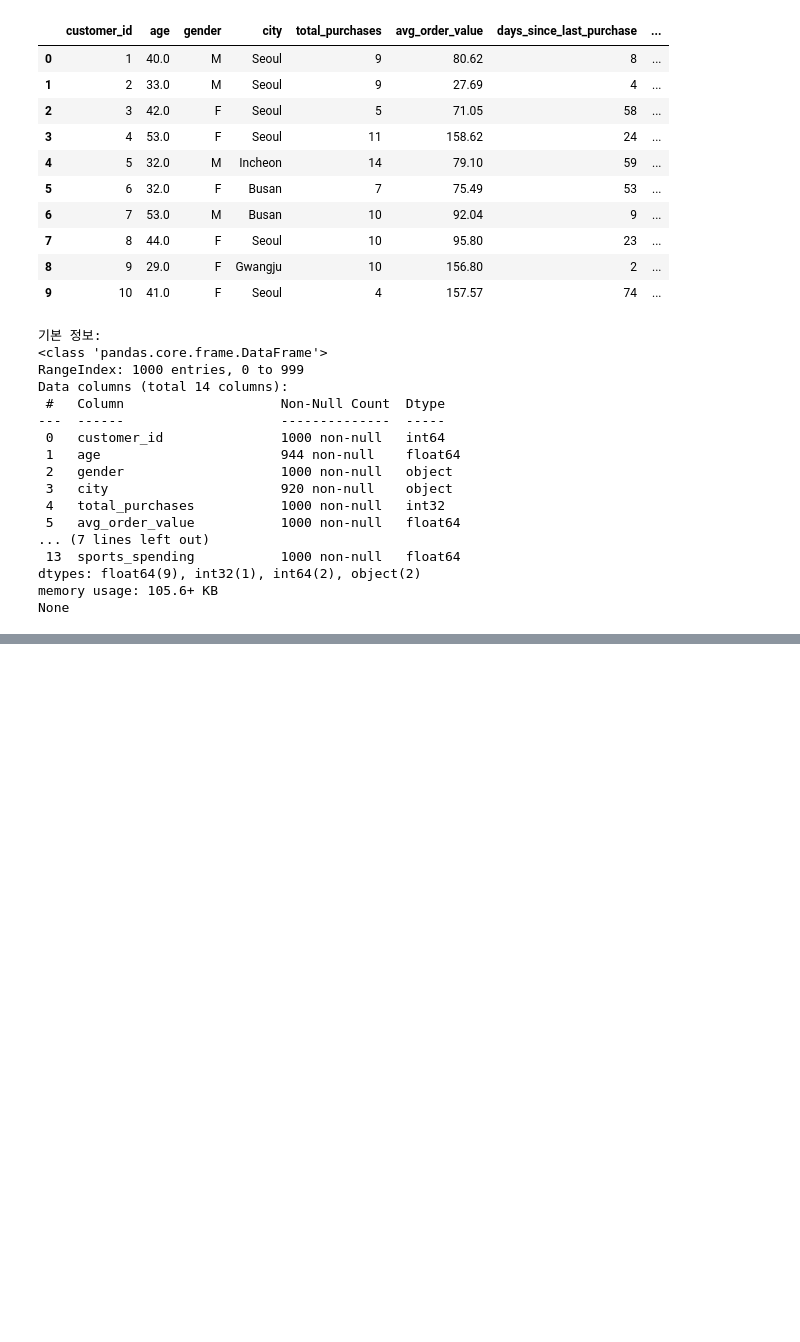
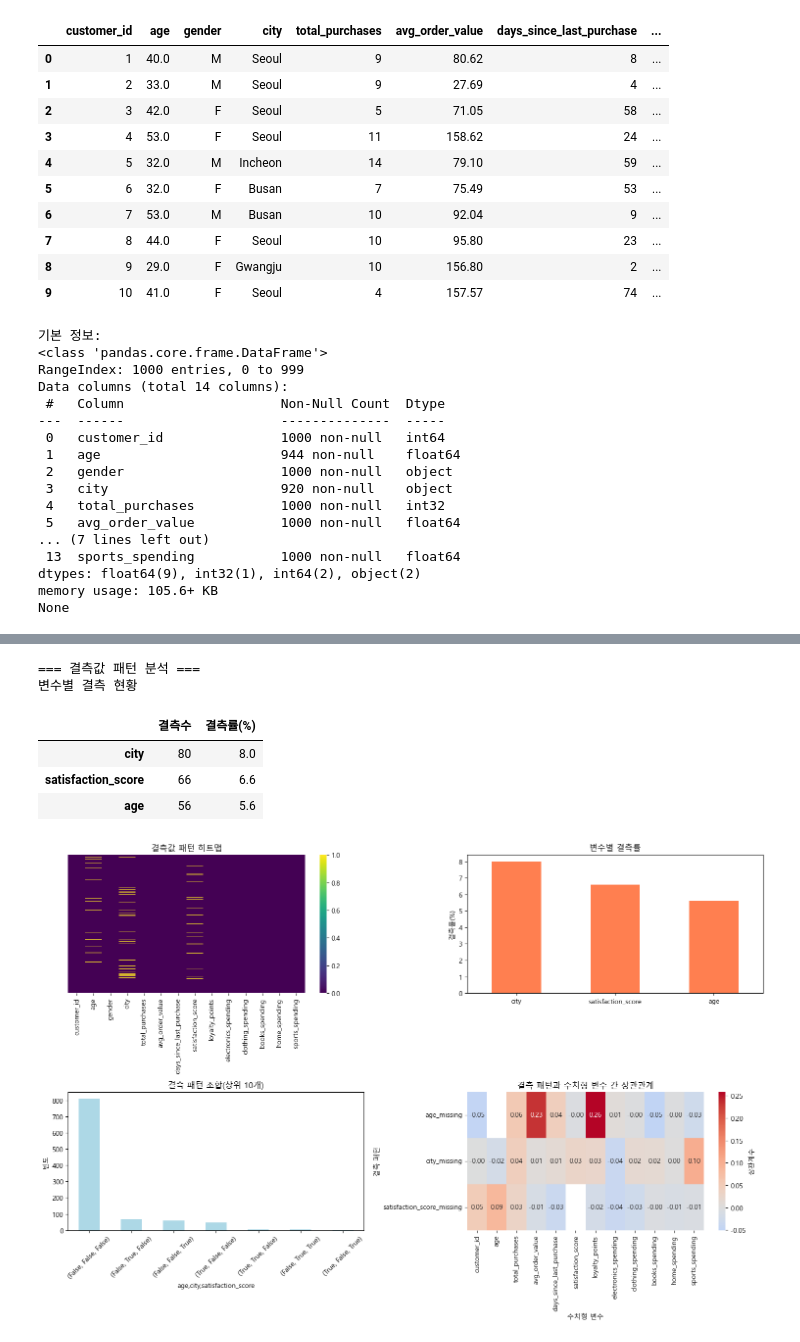
Before and after one commit to krystallinekim/TIL, a Jupyter notebook: 4.Python/데이터분석/04_eda.ipynb, the cells around one changed output, grey strips where cells are left out. Cells and saved outputs as stored; diff of their text form; code cells hidden in the pictures; blank space fills up the shorter version.

```diff
--- a/4.Python/데이터분석/04_eda.ipynb
+++ b/4.Python/데이터분석/04_eda.ipynb
@@ -836,0 +837,13 @@ analyze_missing_patterns(ecommerce)
+# %%
+# 파이썬 모듈에서 불러오기
+
+from da_utils.patterns import analyze_missing_patterns
+analyze_missing_patterns(ecommerce)
+# %% [output]
+=== 결측값 패턴 분석 ===
+변수별 결측 현황
+|  | 결측수 | 결측률(%) |
+| city | 80 | 8.0 |
+| satisfaction_score | 66 | 6.6 |
+| age | 56 | 5.6 |
+[figure, added]
```
Also changed, not shown: parts of 5 cells of this notebook.
